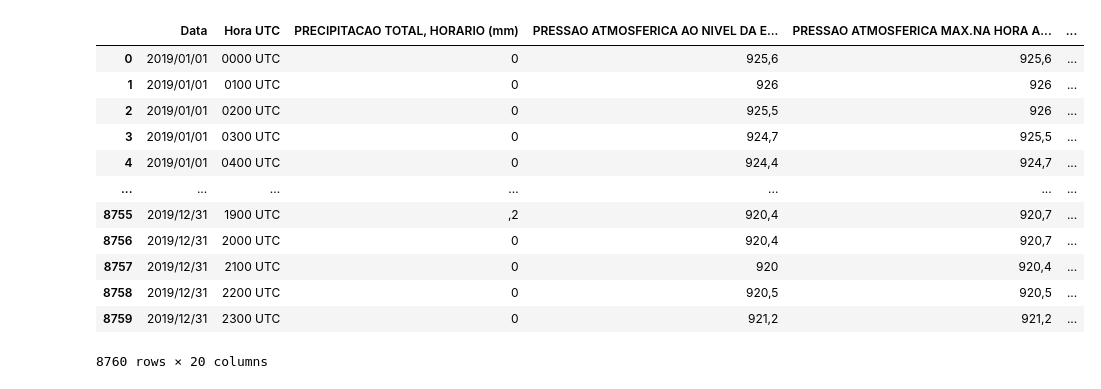
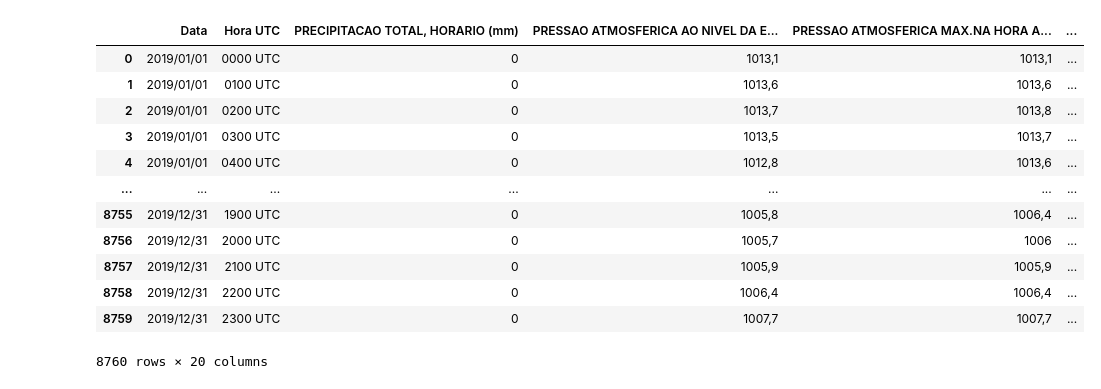
Before and after one commit to LeonardoVillamarin/TCC-Previsor_viagens_onibus, a Jupyter notebook: Fase 3/clima.ipynb, the cells around one changed output. Drawn from its saved outputs; the diff is of its cells as text; code cells hidden in the pictures.

```diff
--- a/Fase 3/clima.ipynb
+++ b/Fase 3/clima.ipynb
@@ -2,21 +2,22 @@
 import pandas as pd
 import pytz
 # %%
-clima = pd.read_csv('../Bases/Raw/INMET_SE_SP_A701_SAO PAULO - MIRANTE_01-01-2019_A_31-12-2019.CSV', sep=';', header=8, encoding='utf-8')
+# clima = pd.read_csv('../Bases/Raw/INMET_SE_SP_A701_SAO PAULO - MIRANTE_01-01-2019_A_31-12-2019.CSV', sep=';', header=8, encoding='utf-8')
+clima = pd.read_csv('../Bases/Raw/INMET_S_SC_A806_FLORIANOPOLIS_01-01-2019_A_31-12-2019.CSV', sep=';', header=8, encoding='utf-8')
 clima
 # %% [output]
 |  | Data | Hora UTC | PRECIPITACAO TOTAL, HORARIO (mm) | PRESSAO ATMOSFERICA AO NIVEL DA E... | PRESSAO ATMOSFERICA MAX.NA HORA A... | ... |
-| 0 | 2019/01/01 | 0000 UTC | 0 | 925,6 | 925,6 | ... |
-| 1 | 2019/01/01 | 0100 UTC | 0 | 926 | 926 | ... |
-| 2 | 2019/01/01 | 0200 UTC | 0 | 925,5 | 926 | ... |
-| 3 | 2019/01/01 | 0300 UTC | 0 | 924,7 | 925,5 | ... |
-| 4 | 2019/01/01 | 0400 UTC | 0 | 924,4 | 924,7 | ... |
+| 0 | 2019/01/01 | 0000 UTC | 0 | 1013,1 | 1013,1 | ... |
+| 1 | 2019/01/01 | 0100 UTC | 0 | 1013,6 | 1013,6 | ... |
+| 2 | 2019/01/01 | 0200 UTC | 0 | 1013,7 | 1013,8 | ... |
+| 3 | 2019/01/01 | 0300 UTC | 0 | 1013,5 | 1013,7 | ... |
+| 4 | 2019/01/01 | 0400 UTC | 0 | 1012,8 | 1013,6 | ... |
 | ... | ... | ... | ... | ... | ... | ... |
-| 8755 | 2019/12/31 | 1900 UTC | ,2 | 920,4 | 920,7 | ... |
-| 8756 | 2019/12/31 | 2000 UTC | 0 | 920,4 | 920,7 | ... |
-| 8757 | 2019/12/31 | 2100 UTC | 0 | 920 | 920,4 | ... |
-| 8758 | 2019/12/31 | 2200 UTC | 0 | 920,5 | 920,5 | ... |
-| 8759 | 2019/12/31 | 2300 UTC | 0 | 921,2 | 921,2 | ... |
+| 8755 | 2019/12/31 | 1900 UTC | 0 | 1005,8 | 1006,4 | ... |
+| 8756 | 2019/12/31 | 2000 UTC | 0 | 1005,7 | 1006 | ... |
+| 8757 | 2019/12/31 | 2100 UTC | 0 | 1005,9 | 1005,9 | ... |
+| 8758 | 2019/12/31 | 2200 UTC | 0 | 1006,4 | 1006,4 | ... |
+| 8759 | 2019/12/31 | 2300 UTC | 0 | 1007,7 | 1007,7 | ... |
 8760 rows × 20 columns
 # %%
 #Pegando apenas colunas com informações de data, precipitação e temperatudo. E o intervalo de tempo apenas dos nossos dados
```
Also changed, not shown: parts of 7 cells of this notebook, 55 other files.
